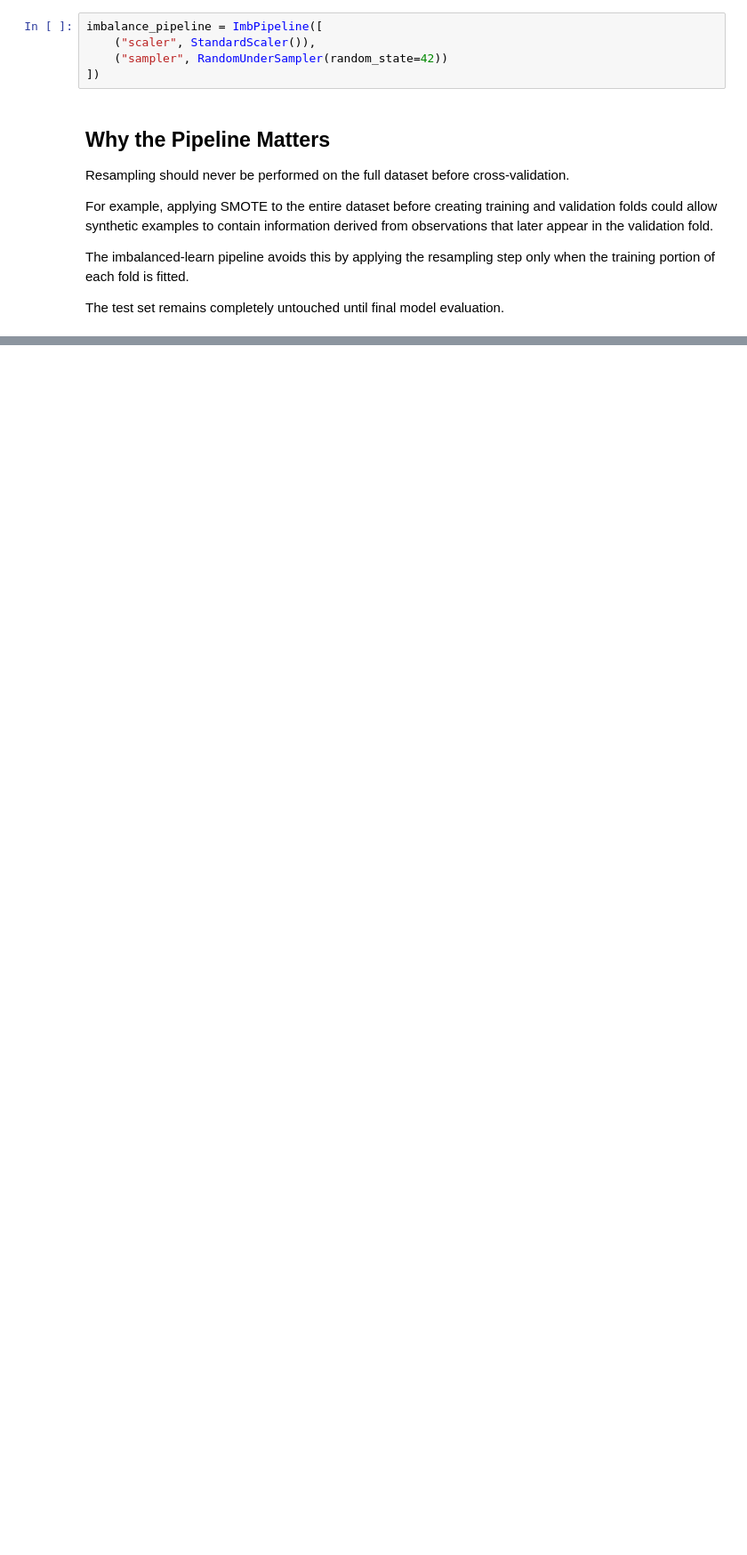
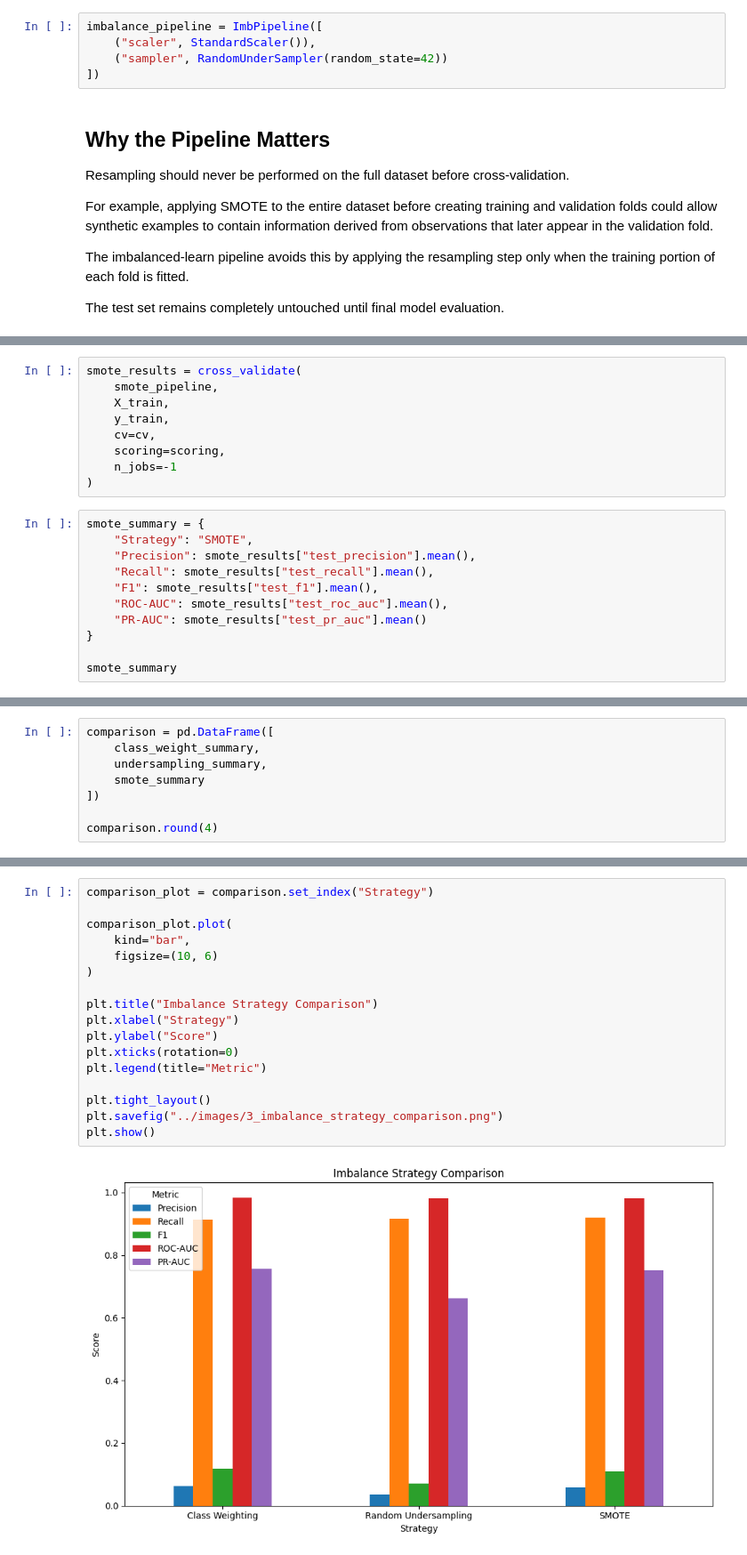
Before and after one commit to francisparwez/credit-card-fraud-detection, a Jupyter notebook: notebooks/01_credit_card_fraud_detection.ipynb, the cells around one changed output, grey strips where cells are left out. Shown at 89% size. Drawn from its saved outputs; the diff is of its cells as text; blank space fills up the shorter version.

Commit message:
03 Complete Imbalance Strategy Comparison

```diff
--- a/notebooks/01_credit_card_fraud_detection.ipynb
+++ b/notebooks/01_credit_card_fraud_detection.ipynb
@@ -452,0 +630,20 @@ The test set remains completely untouched until final model evaluation.
+# %%
+smote_results = cross_validate(
+    smote_pipeline,
+    X_train,
+    y_train,
+    cv=cv,
+    scoring=scoring,
+    n_jobs=-1
+)
+# %%
+smote_summary = {
+    "Strategy": "SMOTE",
+    "Precision": smote_results["test_precision"].mean(),
+    "Recall": smote_results["test_recall"].mean(),
+    "F1": smote_results["test_f1"].mean(),
+    "ROC-AUC": smote_results["test_roc_auc"].mean(),
+    "PR-AUC": smote_results["test_pr_auc"].mean()
+}
+
+smote_summary
@@ -452,0 +659,8 @@ The test set remains completely untouched until final model evaluation.
+# %%
+comparison = pd.DataFrame([
+    class_weight_summary,
+    undersampling_summary,
+    smote_summary
+])
+
+comparison.round(4)
@@ -452,0 +708,19 @@ The test set remains completely untouched until final model evaluation.
+# %%
+comparison_plot = comparison.set_index("Strategy")
+
+comparison_plot.plot(
+    kind="bar",
+    figsize=(10, 6)
+)
+
+plt.title("Imbalance Strategy Comparison")
+plt.xlabel("Strategy")
+plt.ylabel("Score")
+plt.xticks(rotation=0)
+plt.legend(title="Metric")
+
+plt.tight_layout()
+plt.savefig("../images/3_imbalance_strategy_comparison.png")
+plt.show()
+# %% [output]
+[figure, added]
```
Also changed, not shown: parts of 28 cells of this notebook, 4 other files.
